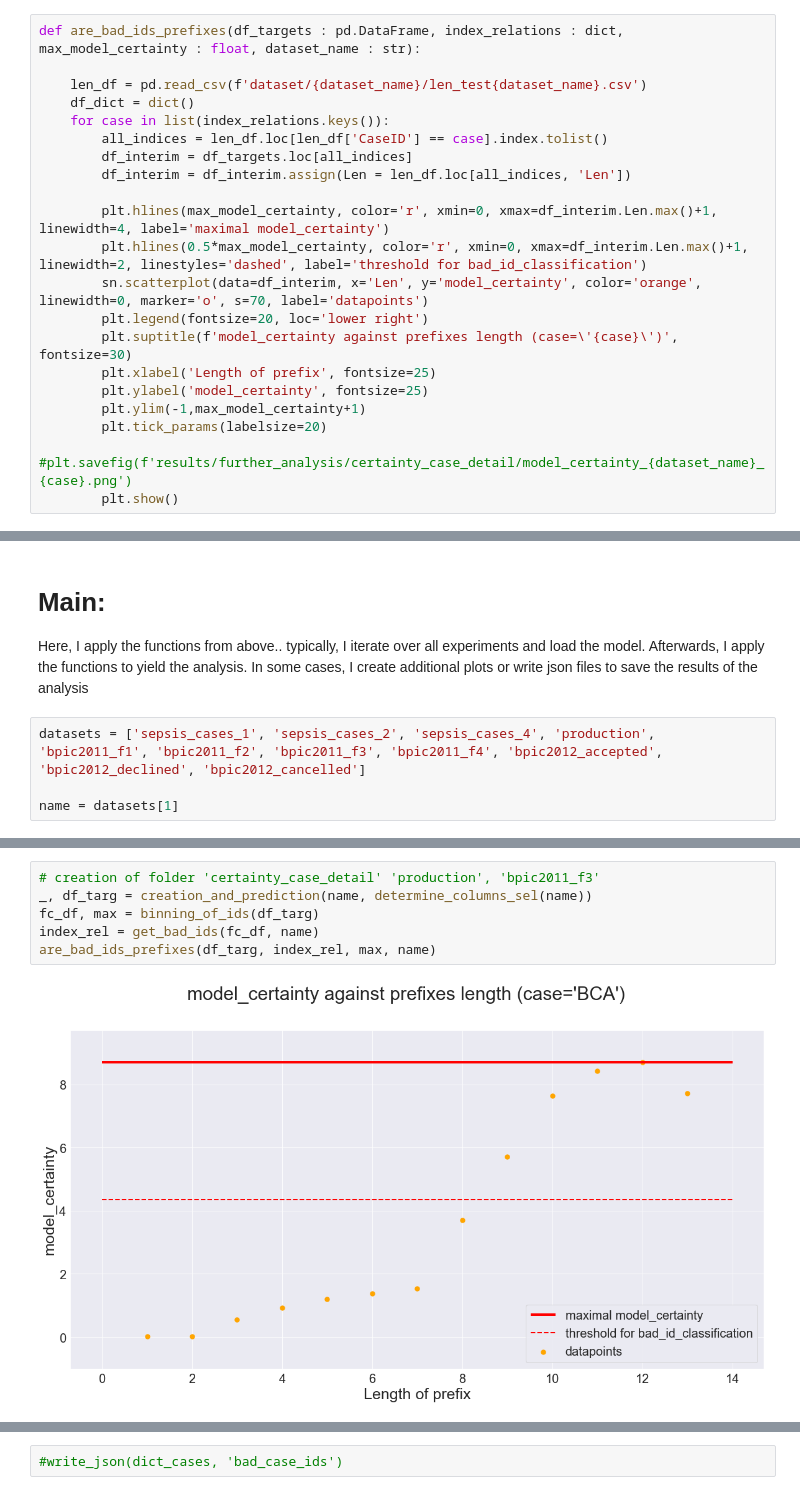
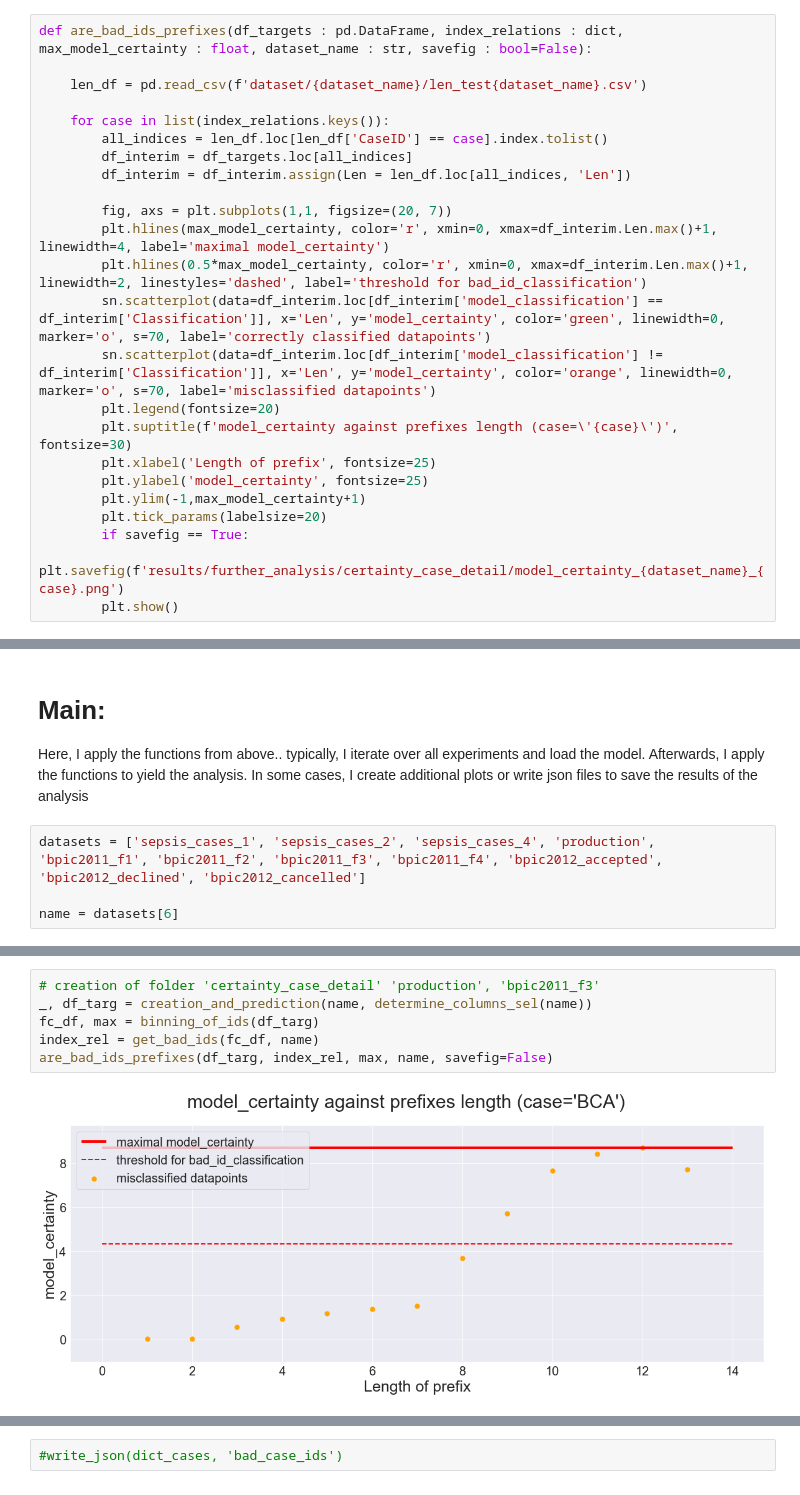
Before and after one commit to lucky-luke-98/PPM_Seminar, a Jupyter notebook: further_analysis.ipynb, the cells around one changed output, grey strips where cells are left out. Drawn from its saved outputs; the diff is of its cells as text.

```diff
--- a/further_analysis.ipynb
+++ b/further_analysis.ipynb
@@ -120,23 +123,26 @@ def get_bad_ids(false_class_df : pd.DataFrame, dataset_name : str, badness_level
         index_relations[case] = false_len_df.loc[false_len_df['CaseID'] == case].index.tolist()
     return index_relations
 # %%
-def are_bad_ids_prefixes(df_targets : pd.DataFrame, index_relations : dict, max_model_certainty : float, dataset_name : str):
+def are_bad_ids_prefixes(df_targets : pd.DataFrame, index_relations : dict, max_model_certainty : float, dataset_name : str, savefig : bool=False):
 
     len_df = pd.read_csv(f'dataset/{dataset_name}/len_test{dataset_name}.csv')
-    df_dict = dict()
+
     for case in list(index_relations.keys()):
         all_indices = len_df.loc[len_df['CaseID'] == case].index.tolist()
         df_interim = df_targets.loc[all_indices]
         df_interim = df_interim.assign(Len = len_df.loc[all_indices, 'Len'])
 
+        fig, axs = plt.subplots(1,1, figsize=(20, 7))
         plt.hlines(max_model_certainty, color='r', xmin=0, xmax=df_interim.Len.max()+1, linewidth=4, label='maximal model_certainty')
         plt.hlines(0.5*max_model_certainty, color='r', xmin=0, xmax=df_interim.Len.max()+1, linewidth=2, linestyles='dashed', label='threshold for bad_id_classification')
-        sn.scatterplot(data=df_interim, x='Len', y='model_certainty', color='orange', linewidth=0, marker='o', s=70, label='datapoints')
-        plt.legend(fontsize=20, loc='lower right')
+        sn.scatterplot(data=df_interim.loc[df_interim['model_classification'] == df_interim['Classification']], x='Len', y='model_certainty', color='green', linewidth=0, marker='o', s=70, label='correctly classified datapoints')
+        sn.scatterplot(data=df_interim.loc[df_interim['model_classification'] != df_interim['Classification']], x='Len', y='model_certainty', color='orange', linewidth=0, marker='o', s=70, label='misclassified datapoints')
+        plt.legend(fontsize=20)
         plt.suptitle(f'model_certainty against prefixes length (case=\'{case}\')', fontsize=30)
         plt.xlabel('Length of prefix', fontsize=25)
         plt.ylabel('model_certainty', fontsize=25)
         plt.ylim(-1,max_model_certainty+1)
         plt.tick_params(labelsize=20)
-        #plt.savefig(f'results/further_analysis/certainty_case_detail/model_certainty_{dataset_name}_{case}.png')
+        if savefig == True:
+            plt.savefig(f'results/further_analysis/certainty_case_detail/model_certainty_{dataset_name}_{case}.png')
         plt.show()
@@ -153,7 +172,7 @@ In some cases, I create additional plots or write json files to save the results
 # %%
 datasets = ['sepsis_cases_1', 'sepsis_cases_2', 'sepsis_cases_4', 'production', 'bpic2011_f1', 'bpic2011_f2', 'bpic2011_f3', 'bpic2011_f4', 'bpic2012_accepted', 'bpic2012_declined', 'bpic2012_cancelled']
 
-name = datasets[1]
+name = datasets[6]
 # %%
 # creation of folder 'comparison_certainty_histogram_correct_false'
 df_feat, df_targ = creation_and_prediction(name, determine_columns_sel(name))
@@ -174,8 +193,8 @@ create_hist_severeness(fc_df, name, max)
 # %%
 # creation of folder 'certainty_case_detail' 'production', 'bpic2011_f3'
 _, df_targ = creation_and_prediction(name, determine_columns_sel(name))
 fc_df, max = binning_of_ids(df_targ)
 index_rel = get_bad_ids(fc_df, name)
-are_bad_ids_prefixes(df_targ, index_rel, max, name)
+are_bad_ids_prefixes(df_targ, index_rel, max, name, savefig=False)
 # %% [output]
-[figure, old version]
+[figure, new version]
```
Also changed, not shown: parts of 9 cells of this notebook, 38 other files.
